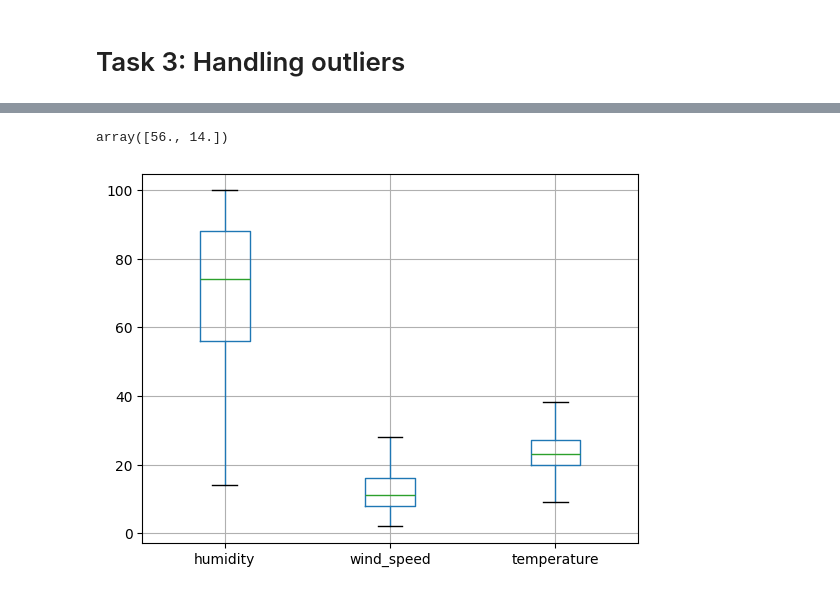
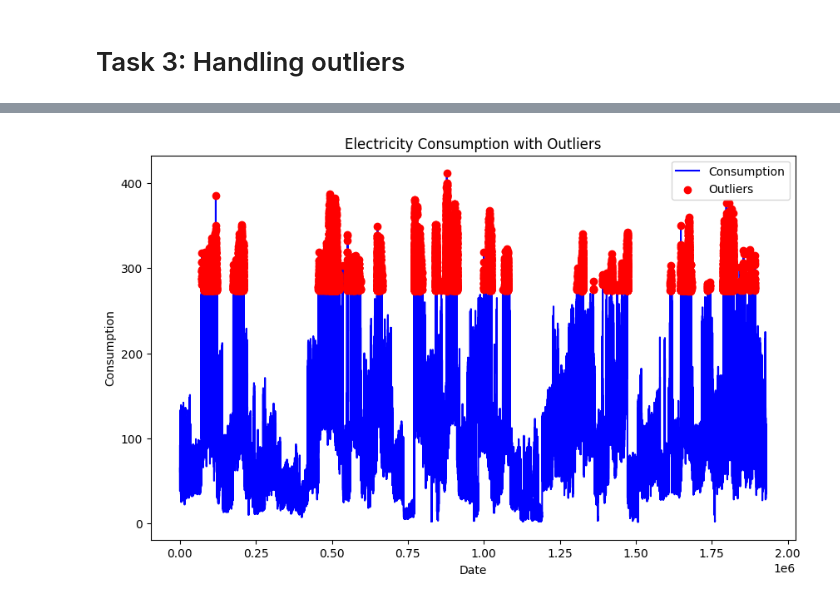
Before and after one commit to hallvardfw/IT3212, a Jupyter notebook: paraguay-energy-consump.ipynb, the cells around one changed output, grey strips where cells are left out. Drawn from its saved outputs; the diff is of its cells as text; code cells hidden in the pictures.

Commit message:
Added cleaing and outliers

```diff
--- a/paraguay-energy-consump.ipynb
+++ b/paraguay-energy-consump.ipynb
@@ -103,10 +100,10 @@ q3 = df['consumption'].quantile(0.75)
 
 iqr = q3 - q1
 
-lower_bounds = q1 - 1.5 * iqr
-upper_bounds = q3 + 1.5 * iqr
+lower_bound = q1 - 1.5 * iqr
+upper_bound = q3 + 1.5 * iqr
 
-outliers = df[(df['consumption'] < lower_bounds) | (df['consumption'] > upper_bounds)]
+outliers = df[(df['consumption'] < lower_bound) | (df['consumption'] > upper_bound)]
 print(outliers)
 # %% [output]
                     datetime substation feeder  consumption
@@ -187,0 +147,3 @@ fixed_df_poly2[missing_values[i]-offset:missing_values[i]+offset]['humidity'].pl
+# %%
+df['consumption'] = df['consumption'].interpolate(method='linear')
+df['consumption']
@@ -222,7 +167,15 @@ removed_temperature = removed_humidity[removed_humidity['temperature'] < tempera
-# %%
-boxplot, bp = removed_temperature.boxplot(column=['humidity', 'wind_speed', 'temperature'], return_type="both")
-
-bp['whiskers'][0].get_ydata()
-# %% [output]
-array([56., 14.])
-[figure, removed]
+# %%
+plt.figure(figsize=(10, 6))
+
+plt.plot(df.index, df['consumption'], label='Consumption', color='blue')
+
+plt.scatter(outliers.index, outliers['consumption'], color='red', label='Outliers', zorder=5)
+
+plt.title('Electricity Consumption with Outliers')
+plt.xlabel('Date')
+plt.ylabel('Consumption')
+plt.legend()
+
+plt.show()
+# %% [output]
+[figure, added]
```
Also changed, not shown: parts of 13 cells of this notebook.
